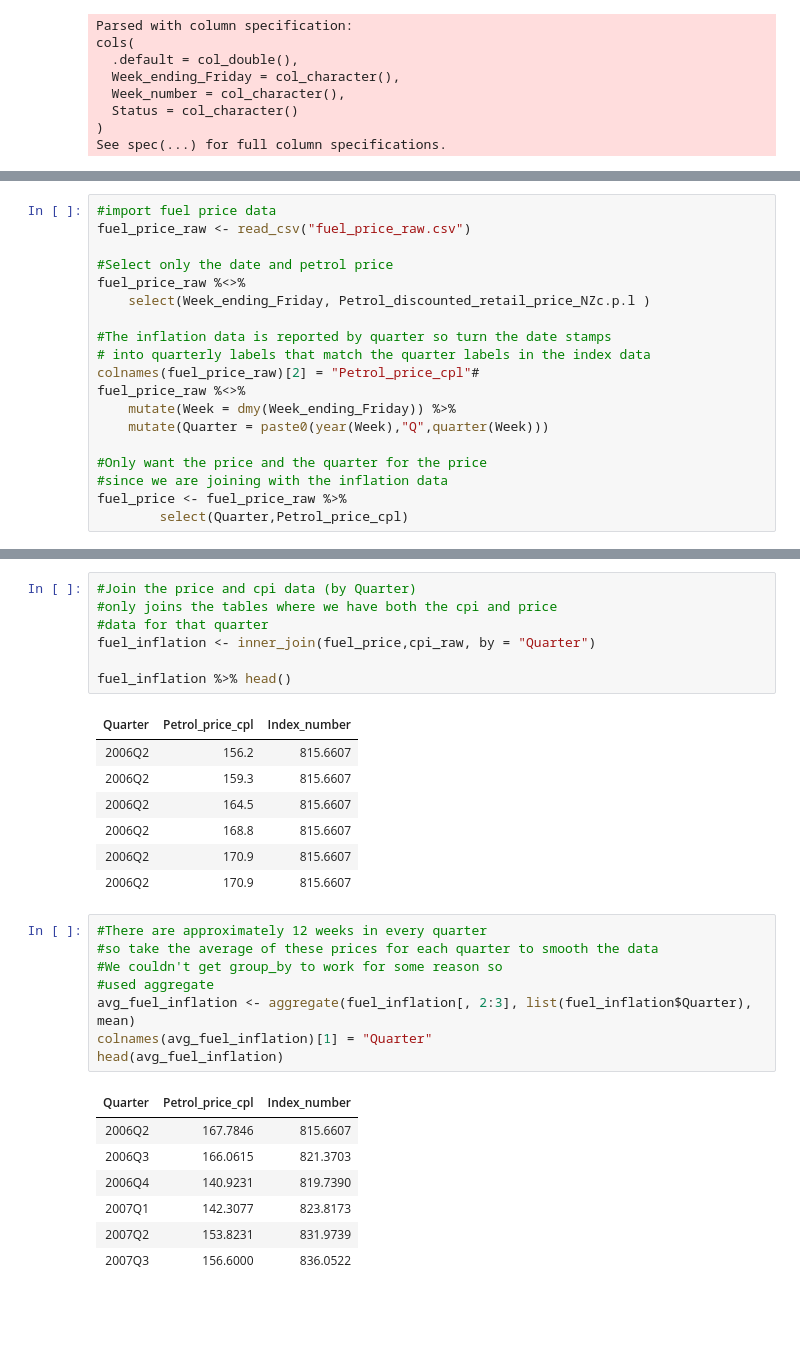
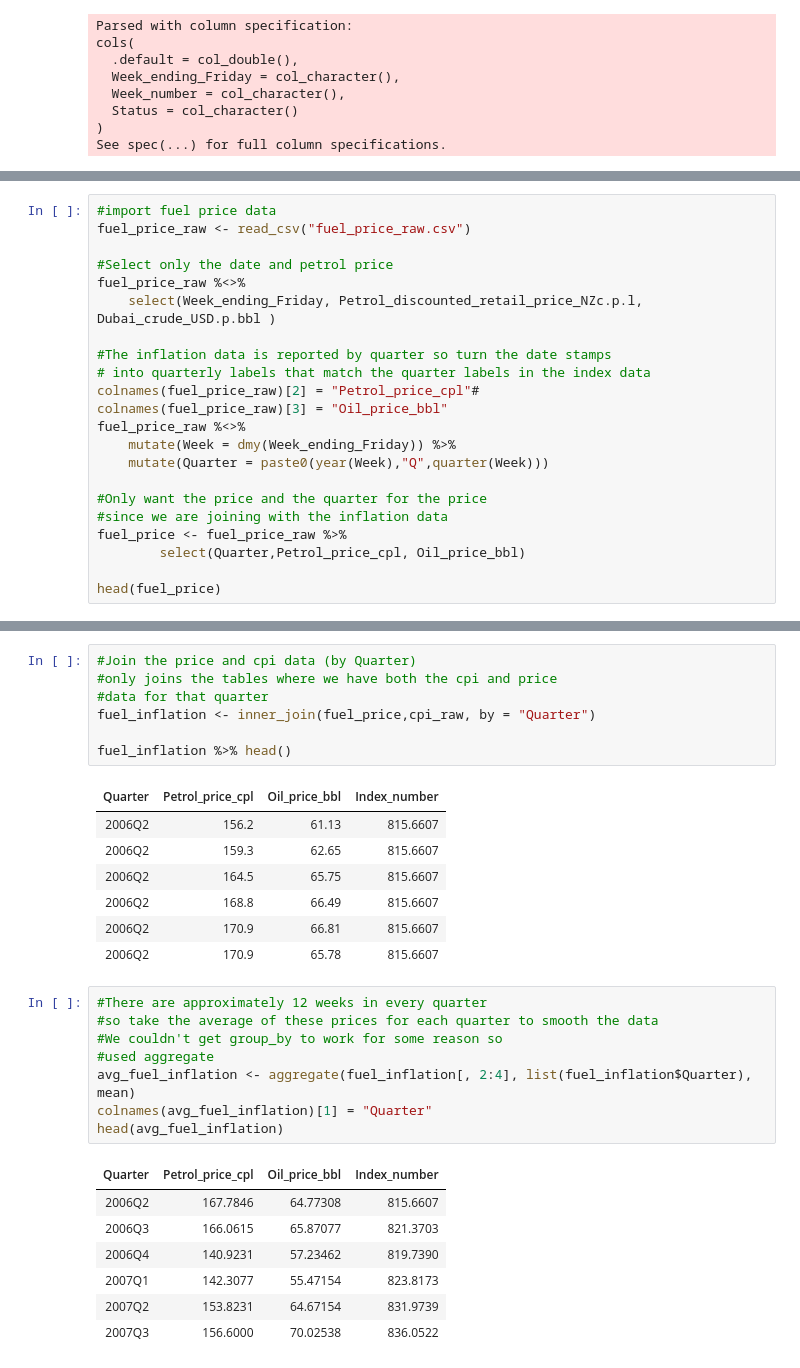
Before and after one commit to william-patt/DATA201-Group-project, a Jupyter notebook: Fuel_price_inflation_calcs.ipynb, the cells around one changed output, grey strips where cells are left out. Cells and saved outputs as stored; diff of their text form; blank space fills up the shorter version.

```diff
--- a/Fuel_price_inflation_calcs.ipynb
+++ b/Fuel_price_inflation_calcs.ipynb
@@ -79,11 +91,12 @@ fuel_price_raw <- read_csv("fuel_price_raw.csv")
 
 #Select only the date and petrol price
 fuel_price_raw %<>%
-    select(Week_ending_Friday, Petrol_discounted_retail_price_NZc.p.l )
+    select(Week_ending_Friday, Petrol_discounted_retail_price_NZc.p.l, Dubai_crude_USD.p.bbl )
 
 #The inflation data is reported by quarter so turn the date stamps
 # into quarterly labels that match the quarter labels in the index data
 colnames(fuel_price_raw)[2] = "Petrol_price_cpl"#
+colnames(fuel_price_raw)[3] = "Oil_price_bbl"
 fuel_price_raw %<>%
     mutate(Week = dmy(Week_ending_Friday)) %>%
     mutate(Quarter = paste0(year(Week),"Q",quarter(Week)))
@@ -91,7 +104,9 @@ fuel_price_raw %<>%
 #Only want the price and the quarter for the price
 #since we are joining with the inflation data
 fuel_price <- fuel_price_raw %>%
-        select(Quarter,Petrol_price_cpl)
+        select(Quarter,Petrol_price_cpl, Oil_price_bbl)
+
+head(fuel_price)
 # %% [output]
 Parsed with column specification:
 cols(
@@ -109,29 +131,29 @@ fuel_inflation <- inner_join(fuel_price,cpi_raw, by = "Quarter")
 
 fuel_inflation %>% head()
 # %% [output]
-| Quarter | Petrol_price_cpl | Index_number |
-| 2006Q2 | 156.2 | 815.6607 |
-| 2006Q2 | 159.3 | 815.6607 |
-| 2006Q2 | 164.5 | 815.6607 |
-| 2006Q2 | 168.8 | 815.6607 |
-| 2006Q2 | 170.9 | 815.6607 |
-| 2006Q2 | 170.9 | 815.6607 |
+| Quarter | Petrol_price_cpl | Oil_price_bbl | Index_number |
+| 2006Q2 | 156.2 | 61.13 | 815.6607 |
+| 2006Q2 | 159.3 | 62.65 | 815.6607 |
+| 2006Q2 | 164.5 | 65.75 | 815.6607 |
+| 2006Q2 | 168.8 | 66.49 | 815.6607 |
+| 2006Q2 | 170.9 | 66.81 | 815.6607 |
+| 2006Q2 | 170.9 | 65.78 | 815.6607 |
 # %%
 #There are approximately 12 weeks in every quarter
 #so take the average of these prices for each quarter to smooth the data
 #We couldn't get group_by to work for some reason so
 #used aggregate
-avg_fuel_inflation <- aggregate(fuel_inflation[, 2:3], list(fuel_inflation$Quarter), mean)
+avg_fuel_inflation <- aggregate(fuel_inflation[, 2:4], list(fuel_inflation$Quarter), mean)
 colnames(avg_fuel_inflation)[1] = "Quarter"
 head(avg_fuel_inflation)
 # %% [output]
-| Quarter | Petrol_price_cpl | Index_number |
-| 2006Q2 | 167.7846 | 815.6607 |
-| 2006Q3 | 166.0615 | 821.3703 |
-| 2006Q4 | 140.9231 | 819.7390 |
-| 2007Q1 | 142.3077 | 823.8173 |
-| 2007Q2 | 153.8231 | 831.9739 |
-| 2007Q3 | 156.6000 | 836.0522 |
+| Quarter | Petrol_price_cpl | Oil_price_bbl | Index_number |
+| 2006Q2 | 167.7846 | 64.77308 | 815.6607 |
+| 2006Q3 | 166.0615 | 65.87077 | 821.3703 |
+| 2006Q4 | 140.9231 | 57.23462 | 819.7390 |
+| 2007Q1 | 142.3077 | 55.47154 | 823.8173 |
+| 2007Q2 | 153.8231 | 64.67154 | 831.9739 |
+| 2007Q3 | 156.6000 | 70.02538 | 836.0522 |
 # %%
 #Plot fuel price over time
 #Note since the quarterly figures are averaged from weekly data and
```
Also changed, not shown: parts of 9 cells of this notebook.
